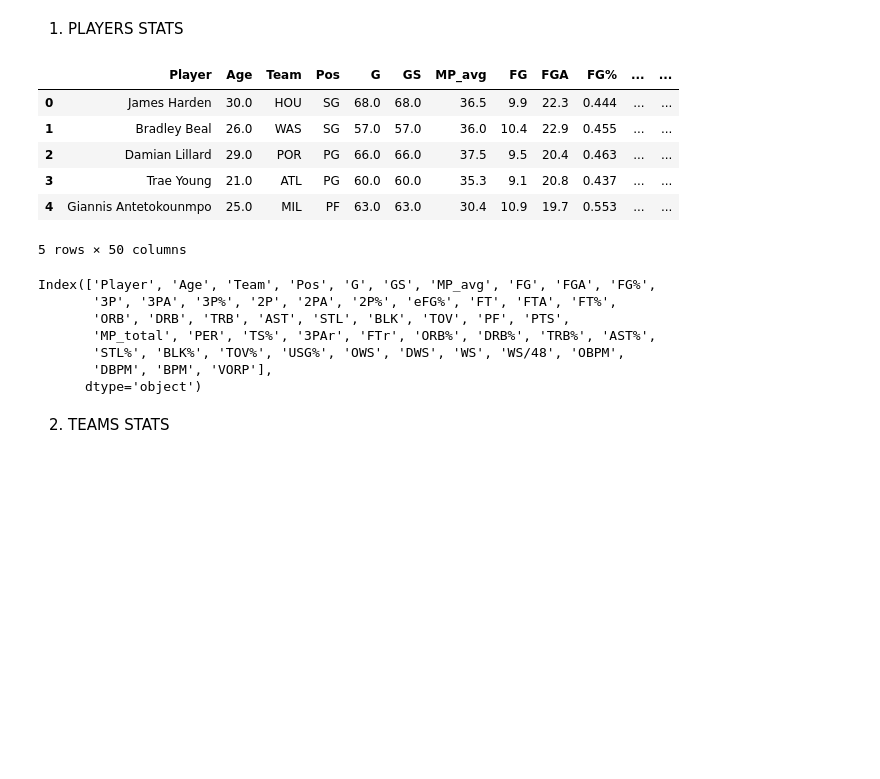
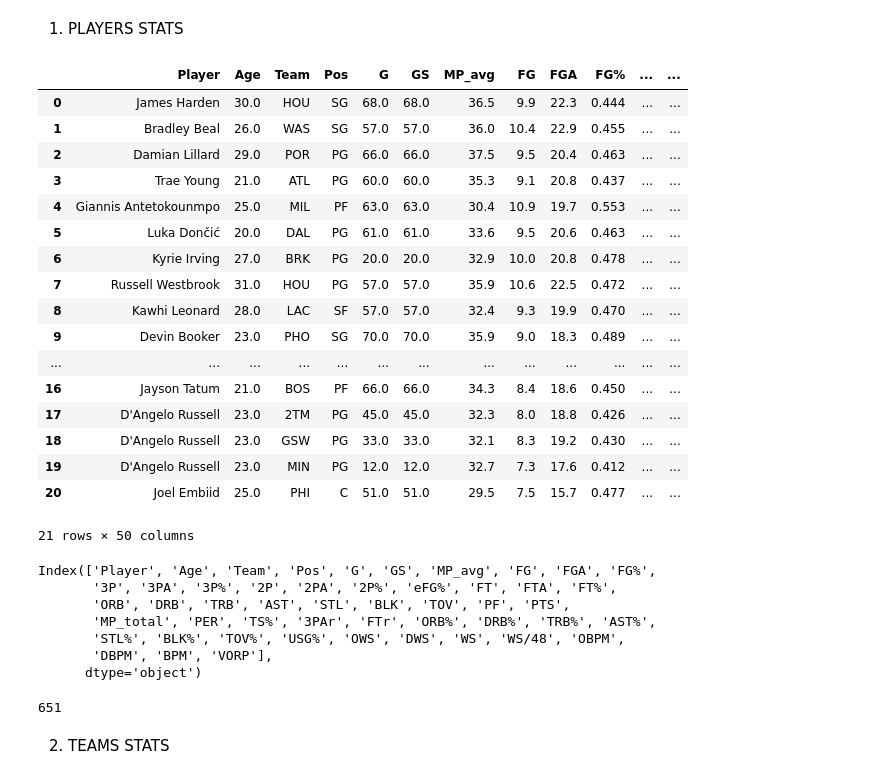
Before and after one commit to Mateo755/PROJECT-NBA_Awards_Prediction, a Jupyter notebook: nba_data.ipynb, the cells around one changed output. Saved outputs shown, nothing was run; the diff lists cells and outputs as text; code cells hidden in the pictures; blank space fills up the shorter version.

```diff
--- a/nba_data.ipynb
+++ b/nba_data.ipynb
@@ -5,15 +5,26 @@ from creating_datasets import get_players_stats
 import pandas as pd
 # %%
 df_players = get_players_stats("2020")
-df_players.head()
+df_players.head(21)
 # %% [output]
 |  | Player | Age | Team | Pos | G | GS | MP_avg | FG | FGA | FG% | ... | ... |
 | 0 | James Harden | 30.0 | HOU | SG | 68.0 | 68.0 | 36.5 | 9.9 | 22.3 | 0.444 | ... | ... |
 | 1 | Bradley Beal | 26.0 | WAS | SG | 57.0 | 57.0 | 36.0 | 10.4 | 22.9 | 0.455 | ... | ... |
 | 2 | Damian Lillard | 29.0 | POR | PG | 66.0 | 66.0 | 37.5 | 9.5 | 20.4 | 0.463 | ... | ... |
 | 3 | Trae Young | 21.0 | ATL | PG | 60.0 | 60.0 | 35.3 | 9.1 | 20.8 | 0.437 | ... | ... |
 | 4 | Giannis Antetokounmpo | 25.0 | MIL | PF | 63.0 | 63.0 | 30.4 | 10.9 | 19.7 | 0.553 | ... | ... |
+| 5 | Luka Dončić | 20.0 | DAL | PG | 61.0 | 61.0 | 33.6 | 9.5 | 20.6 | 0.463 | ... | ... |
+| 6 | Kyrie Irving | 27.0 | BRK | PG | 20.0 | 20.0 | 32.9 | 10.0 | 20.8 | 0.478 | ... | ... |
+| 7 | Russell Westbrook | 31.0 | HOU | PG | 57.0 | 57.0 | 35.9 | 10.6 | 22.5 | 0.472 | ... | ... |
+| 8 | Kawhi Leonard | 28.0 | LAC | SF | 57.0 | 57.0 | 32.4 | 9.3 | 19.9 | 0.470 | ... | ... |
+| 9 | Devin Booker | 23.0 | PHO | SG | 70.0 | 70.0 | 35.9 | 9.0 | 18.3 | 0.489 | ... | ... |
+| ... | ... | ... | ... | ... | ... | ... | ... | ... | ... | ... | ... | ... |
+| 16 | Jayson Tatum | 21.0 | BOS | PF | 66.0 | 66.0 | 34.3 | 8.4 | 18.6 | 0.450 | ... | ... |
+| 17 | D'Angelo Russell | 23.0 | 2TM | PG | 45.0 | 45.0 | 32.3 | 8.0 | 18.8 | 0.426 | ... | ... |
+| 18 | D'Angelo Russell | 23.0 | GSW | PG | 33.0 | 33.0 | 32.1 | 8.3 | 19.2 | 0.430 | ... | ... |
+| 19 | D'Angelo Russell | 23.0 | MIN | PG | 12.0 | 12.0 | 32.7 | 7.3 | 17.6 | 0.412 | ... | ... |
+| 20 | Joel Embiid | 25.0 | PHI | C | 51.0 | 51.0 | 29.5 | 7.5 | 15.7 | 0.477 | ... | ... |
-5 rows × 50 columns
+21 rows × 50 columns
 # %%
 df_players.to_csv("csv/players_stats_preview.csv", index=False)
 # %%
@@ -26,6 +37,10 @@ Index(['Player', 'Age', 'Team', 'Pos', 'G', 'GS', 'MP_avg', 'FG', 'FGA', 'FG%',
        'STL%', 'BLK%', 'TOV%', 'USG%', 'OWS', 'DWS', 'WS', 'WS/48', 'OBPM',
        'DBPM', 'BPM', 'VORP'],
       dtype='object')
+# %%
+len(df_players.iloc[:])
+# %% [output]
+651
 # %% [markdown]
 2) TEAMS STATS
 # %%
```
Also changed, not shown: parts of 8 cells of this notebook, 1 other file.
